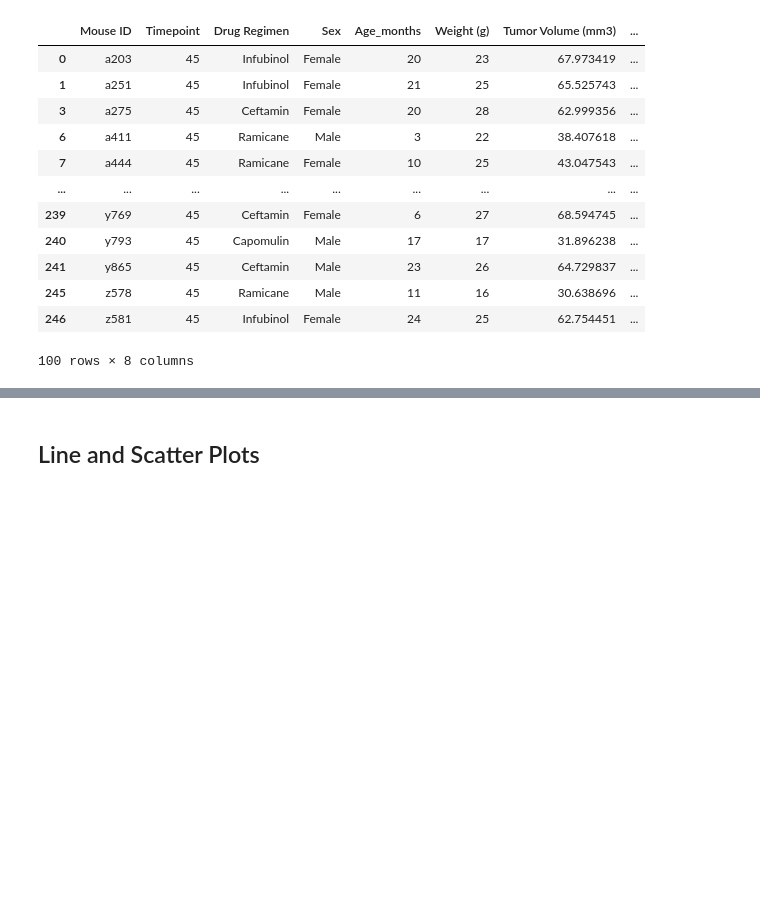
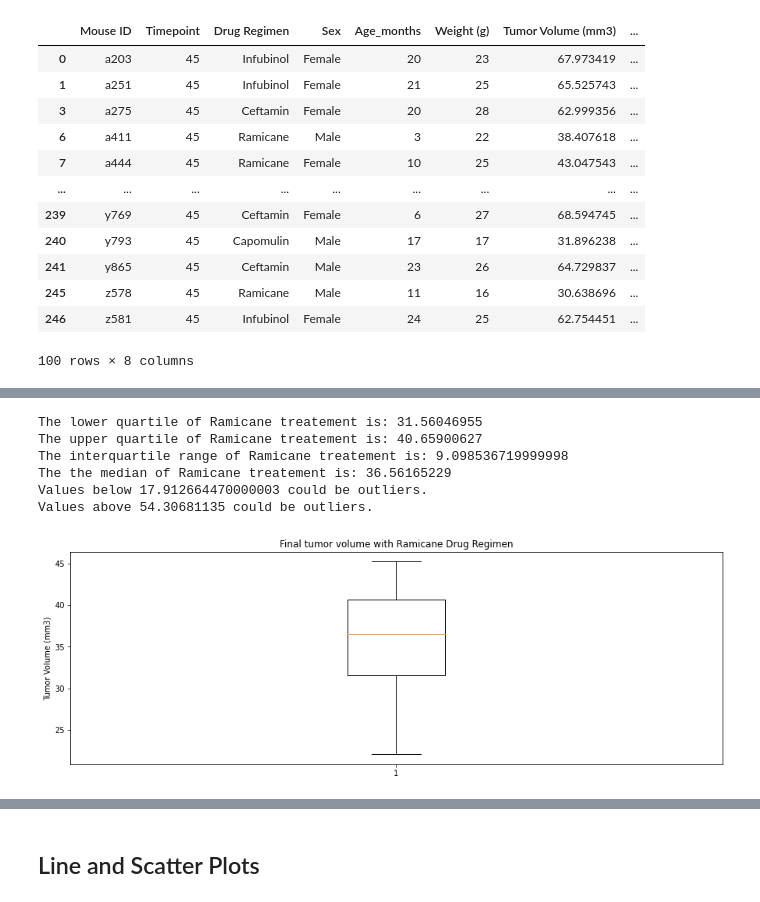
Before and after one commit to VijetaPuthran/Matplotlib, a Jupyter notebook: Pymaceuticals/pymaceuticals_starter.ipynb, the cells around one changed output, grey strips where cells are left out. Saved outputs shown, nothing was run; the diff lists cells and outputs as text; code cells hidden in the pictures; blank space fills up the shorter version.

```diff
--- a/Pymaceuticals/pymaceuticals_starter.ipynb
+++ b/Pymaceuticals/pymaceuticals_starter.ipynb
@@ -342,0 +324,30 @@ Name: Tumor Volume (mm3), dtype: int64
+# %%
+#Calculations and Boxplot for Ramicane treatment data
+# Calculate the IQR and quantitatively determine if there are any potential outliers
+quartiles = ramicane_data.quantile([.25,.5,.75])
+lowerq = quartiles[0.25]
+upperq = quartiles[0.75]
+iqr = upperq-lowerq
+print(f"The lower quartile of Ramicane treatement is: {lowerq}")
+print(f"The upper quartile of Ramicane treatement is: {upperq}")
+print(f"The interquartile range of Ramicane treatement is: {iqr}")
+print(f"The the median of Ramicane treatement is: {quartiles[0.5]} ")
+ # Determine outliers using upper and lower bounds
+lower_bound = lowerq - (1.5*iqr)
+upper_bound = upperq + (1.5*iqr)
+print(f"Values below {lower_bound} could be outliers.")
+print(f"Values above {upper_bound} could be outliers.")
+#Boxplot for Capomulin regimen
+fig1, ax1 = plt.subplots()
+ax1.set_title('Final tumor volume with Ramicane Drug Regimen')
+ax1.set_ylabel('Tumor Volume (mm3)')
+ax1.boxplot(ramicane_data)
+plt.show()
+# %% [output]
+The lower quartile of Ramicane treatement is: 31.56046955
+The upper quartile of Ramicane treatement is: 40.65900627
+The interquartile range of Ramicane treatement is: 9.098536719999998
+The the median of Ramicane treatement is: 36.56165229
+Values below 17.912664470000003 could be outliers.
+Values above 54.30681135 could be outliers.
+[figure, added]
```
Also changed, not shown: parts of 7 cells of this notebook.
